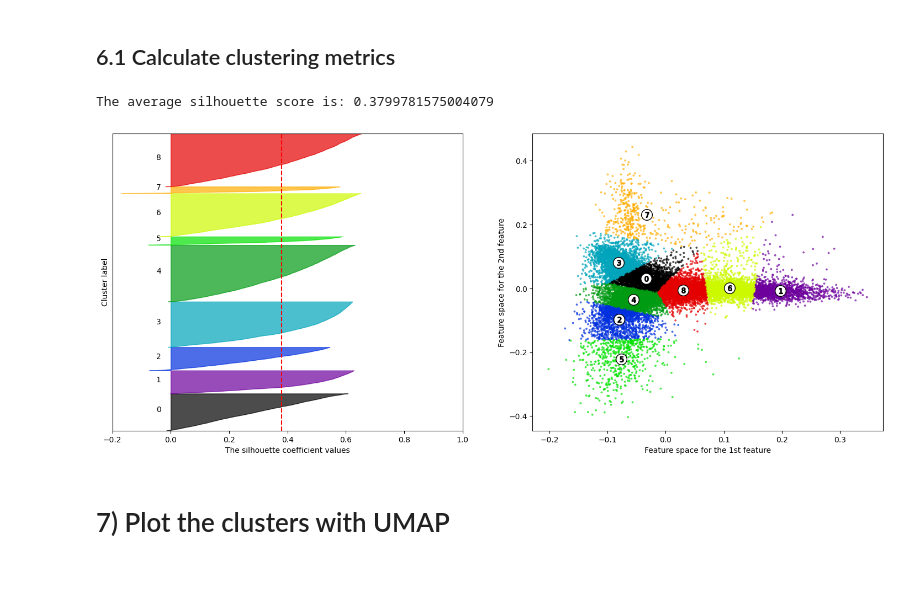
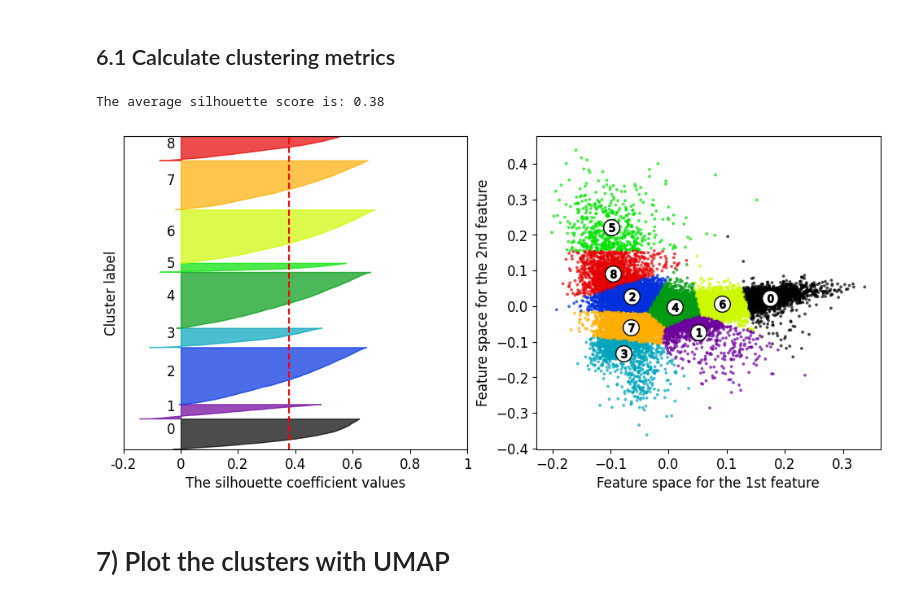
Before and after one commit to auroramugnai/ArXivClassification, a Jupyter notebook: ArXivClassification/clustering.ipynb, the cells around one changed output. Drawn from its saved outputs; the diff is of its cells as text; code cells hidden in the pictures; blank space fills up the shorter version.

```diff
--- a/ArXivClassification/clustering.ipynb
+++ b/ArXivClassification/clustering.ipynb
@@ -78,17 +78,13 @@ get_latest_version = lambda x: x['versions'][-1]['created']
 # Only keep articles published after 2022.
 is_after_2022 = lambda x: int(get_latest_version(x).split(' ')[3]) > 2022
 
-# Only keep articles that have at most 3 categories.
-has_categs = lambda x: len(x['categories'].split(' ')) in {1}
-
 # Only keep some information.
 cut_info = lambda x: {'id': x['id'],
                       'title': x['title'],
                       'category':x['categories'].split(' '),
                       'abstract':x['abstract'],}
 
-arxiv_data_filtered = (arxiv_data.filter(is_after_2022).filter(has_categs).map(cut_info).compute())
-# arxiv_data_filtered = (arxiv_data.filter(is_after_2022).map(cut_info).compute())
+arxiv_data_filtered = (arxiv_data.filter(is_after_2022).map(cut_info).compute())
 
 # Create a pandas dataframe and save it to csv.
 df = pd.DataFrame(arxiv_data_filtered)
@@ -295,16 +291,16 @@ from sklearn.metrics import silhouette_score, silhouette_samples
 n_clusters = k_optimal
 
 # Create a subplot with 1 row and 2 columns.
-fig, (ax1, ax2) = plt.subplots(1, 2)
-fig.set_size_inches(18, 7)
+fig, (ax1, ax2) = plt.subplots(1, 2, figsize=(12,5))
+# fig.set_size_inches(22, 11)
 
 # The first subplot is the silhouette plot.
 ax1.set_xlim([-0.2, 1])
-ax1.set_ylim([0, len(X_reduced2) + (n_clusters + 1) * 10]) # insert blanck space between silhouette plots of individual clusters
+ax1.set_ylim([0, len(X_reduced2) + (n_clusters + 1) * 10])
 
 # The silhouette_score gives the average value for all the samples.
 silhouette_avg = silhouette_score(X_reduced2, y_pred2)
-print("The average silhouette score is:", silhouette_avg)
+print("The average silhouette score is:", round(silhouette_avg, 2))
 
 # Compute the silhouette scores for each sample.
 sample_silhouette_values = silhouette_samples(X_reduced2, y_pred2)
@@ -328,47 +324,50 @@ for i in range(n_clusters):
                       )
 
     # Label the silhouette plots with their cluster numbers at the middle.
-    ax1.text(-0.05, y_lower + 0.5 * size_cluster_i, str(i))
+    ax1.text(-0.05, y_lower + 0.5 * size_cluster_i, str(i), fontsize=12)
 
     # Compute the new y_lower for next plot.
     y_lower = y_upper + 10
 
-ax1.set_xlabel("The silhouette coefficient values")
-ax1.set_ylabel("Cluster label")
+ax1.set_xlabel("The silhouette coefficient values", fontsize=12)
+ax1.set_ylabel("Cluster label", fontsize=12)
 
 # The vertical line for average silhouette score of all the values.
 ax1.axvline(x=silhouette_avg, color="red", linestyle="--")
 ax1.set_yticks([])  # Clear the yaxis labels / ticks
 ax1.set_xticks([-0.2, 0, 0.2, 0.4, 0.6, 0.8, 1])
+ax1.set_xticklabels([-0.2, 0, 0.2, 0.4, 0.6, 0.8, 1], fontsize=12)
 
 # 2nd Plot showing the actual clusters formed.
 colors = cm.nipy_spectral(y_pred2.astype(float) / n_clusters)
 ax2.scatter(X_reduced2[:, 0], X_reduced2[:, 1], marker=".", s=30, lw=0,
             alpha=0.7, c=colors, edgecolor="k"
             )
 
 # Labeling the clusters.
 centers = kmeans.cluster_centers_
 # Draw white circles at cluster centers.
 ax2.scatter(centers[:, 0],
             centers[:, 1],
             marker="o",
             c="white",
             alpha=1,
             s=200,
             edgecolor="k",
             )
 
 for i, c in enumerate(centers):
     ax2.scatter(c[0], c[1], marker="$%d$" % i, alpha=1, s=50, edgecolor="k")
 
-    ax2.set_xlabel("Feature space for the 1st feature")
-    ax2.set_ylabel("Feature space for the 2nd feature")
+    ax2.set_xlabel("Feature space for the 1st feature", fontsize=12)
+    ax2.set_ylabel("Feature space for the 2nd feature", fontsize=12)
 
+plt.yticks(fontsize=12)
+plt.xticks(fontsize=12)
 plt.show()
 # %% [output]
-The average silhouette score is: 0.3799781575004079
+The average silhouette score is: 0.38
-[figure, old version]
+[figure, new version]
 # %% [markdown]
 # 7) Plot the clusters with UMAP
 # %%
```
Also changed, not shown: parts of 7 cells of this notebook.
